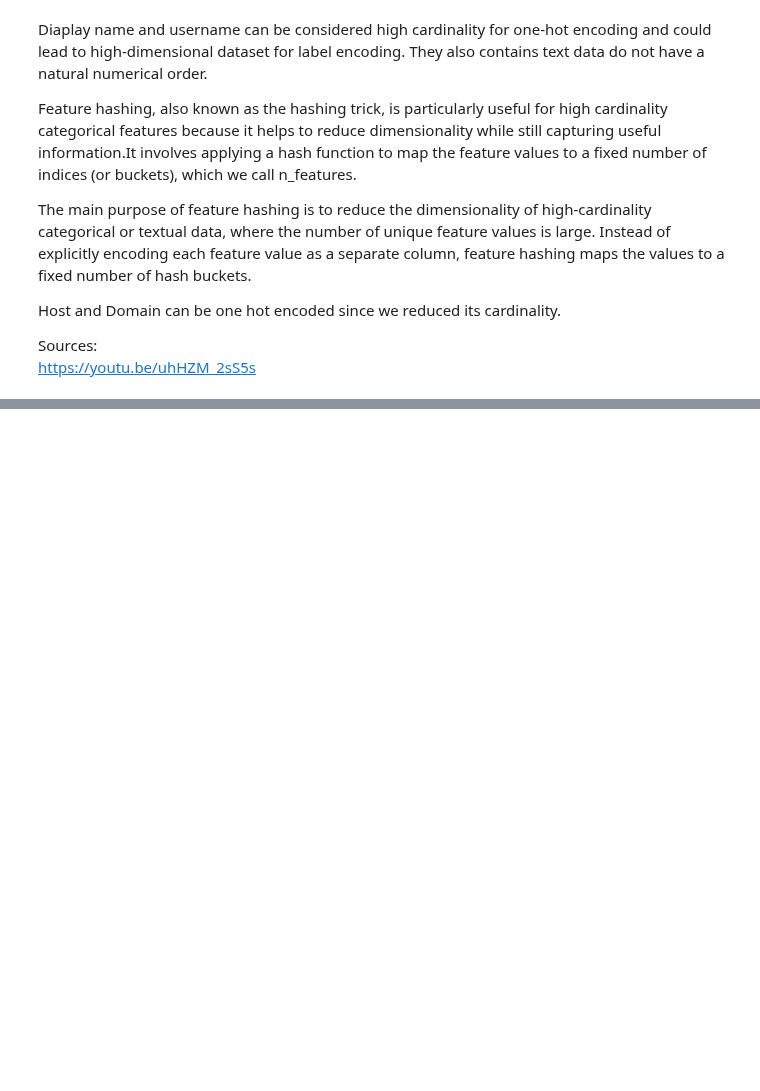
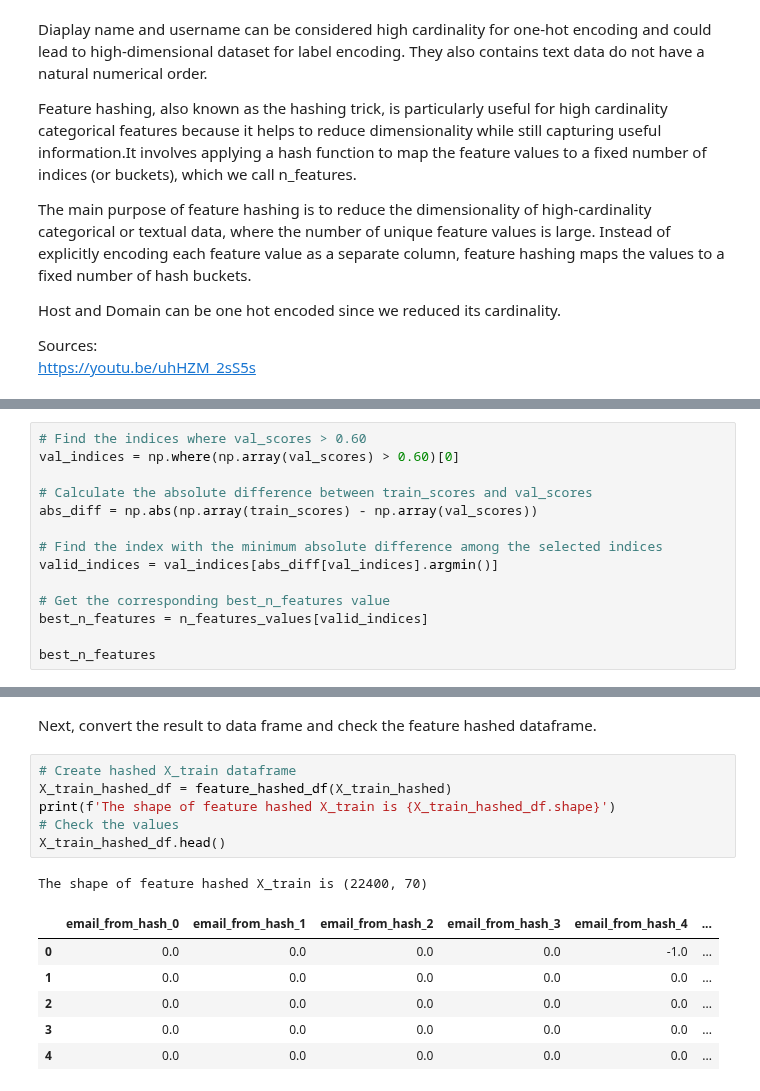
Before and after one commit to dfrancis-tech/email_spam, a Jupyter notebook: Feature_Engineering.ipynb, the cells around one changed output, grey strips where cells are left out. Cells and saved outputs as stored; diff of their text form; blank space fills up the shorter version.

```diff
--- a/Feature_Engineering.ipynb
+++ b/Feature_Engineering.ipynb
@@ -519,0 +593,14 @@ https://youtu.be/uhHZM_2sS5s
+# %%
+# Find the indices where val_scores > 0.60
+val_indices = np.where(np.array(val_scores) > 0.60)[0]
+
+# Calculate the absolute difference between train_scores and val_scores
+abs_diff = np.abs(np.array(train_scores) - np.array(val_scores))
+
+# Find the index with the minimum absolute difference among the selected indices
+valid_indices = val_indices[abs_diff[val_indices].argmin()]
+
+# Get the corresponding best_n_features value
+best_n_features = n_features_values[valid_indices]
+
+best_n_features
@@ -519,0 +628,16 @@ https://youtu.be/uhHZM_2sS5s
+# %% [markdown]
+Next, convert the result to data frame and check the feature hashed dataframe.
+# %%
+# Create hashed X_train dataframe
+X_train_hashed_df = feature_hashed_df(X_train_hashed)
+print(f'The shape of feature hashed X_train is {X_train_hashed_df.shape}')
+# Check the values
+X_train_hashed_df.head()
+# %% [output]
+The shape of feature hashed X_train is (22400, 70)
+|  | email_from_hash_0 | email_from_hash_1 | email_from_hash_2 | email_from_hash_3 | email_from_hash_4 | ... |
+| 0 | 0.0 | 0.0 | 0.0 | 0.0 | -1.0 | ... |
+| 1 | 0.0 | 0.0 | 0.0 | 0.0 | 0.0 | ... |
+| 2 | 0.0 | 0.0 | 0.0 | 0.0 | 0.0 | ... |
+| 3 | 0.0 | 0.0 | 0.0 | 0.0 | 0.0 | ... |
+| 4 | 0.0 | 0.0 | 0.0 | 0.0 | 0.0 | ... |
```
Also changed, not shown: parts of 16 cells of this notebook.
